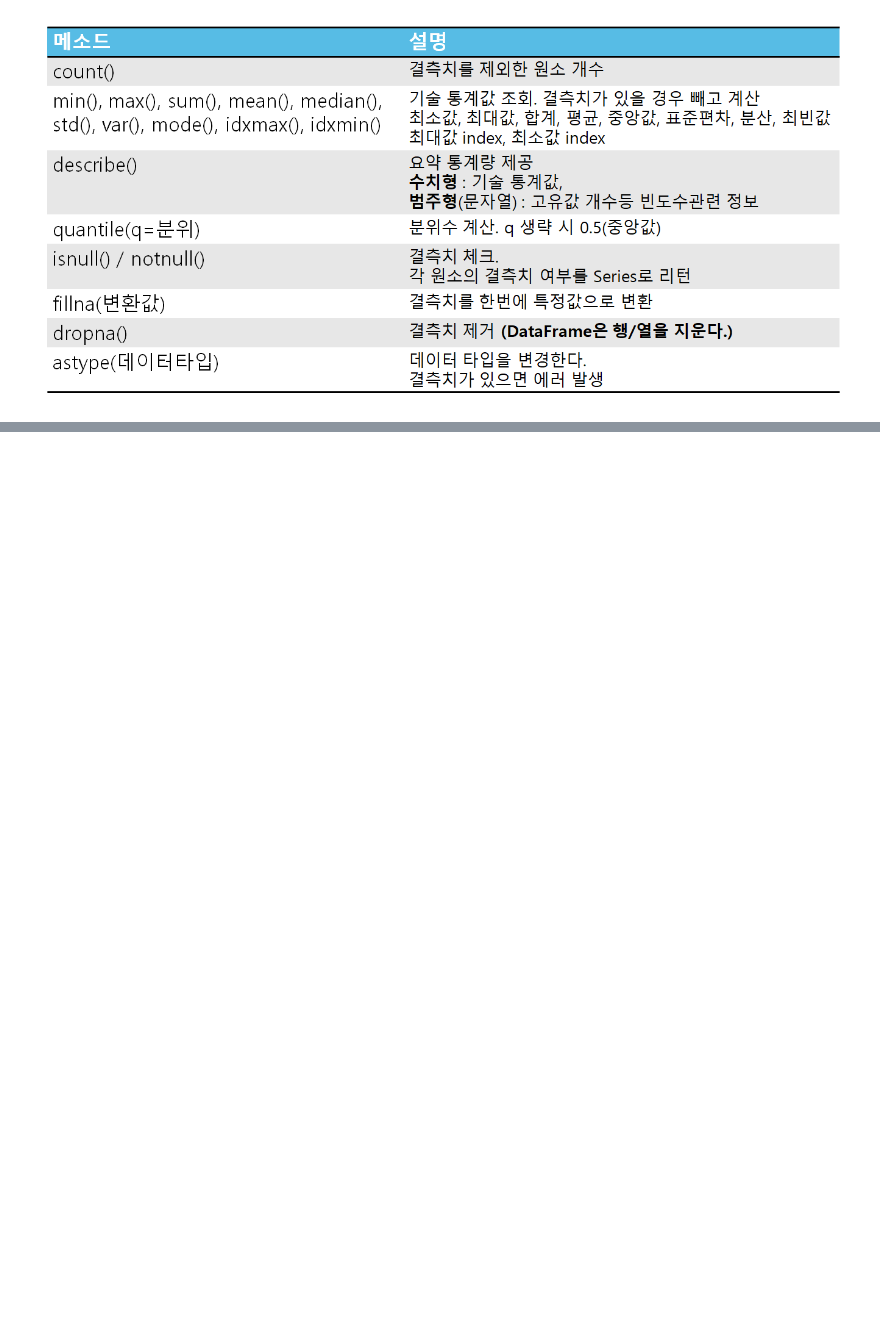
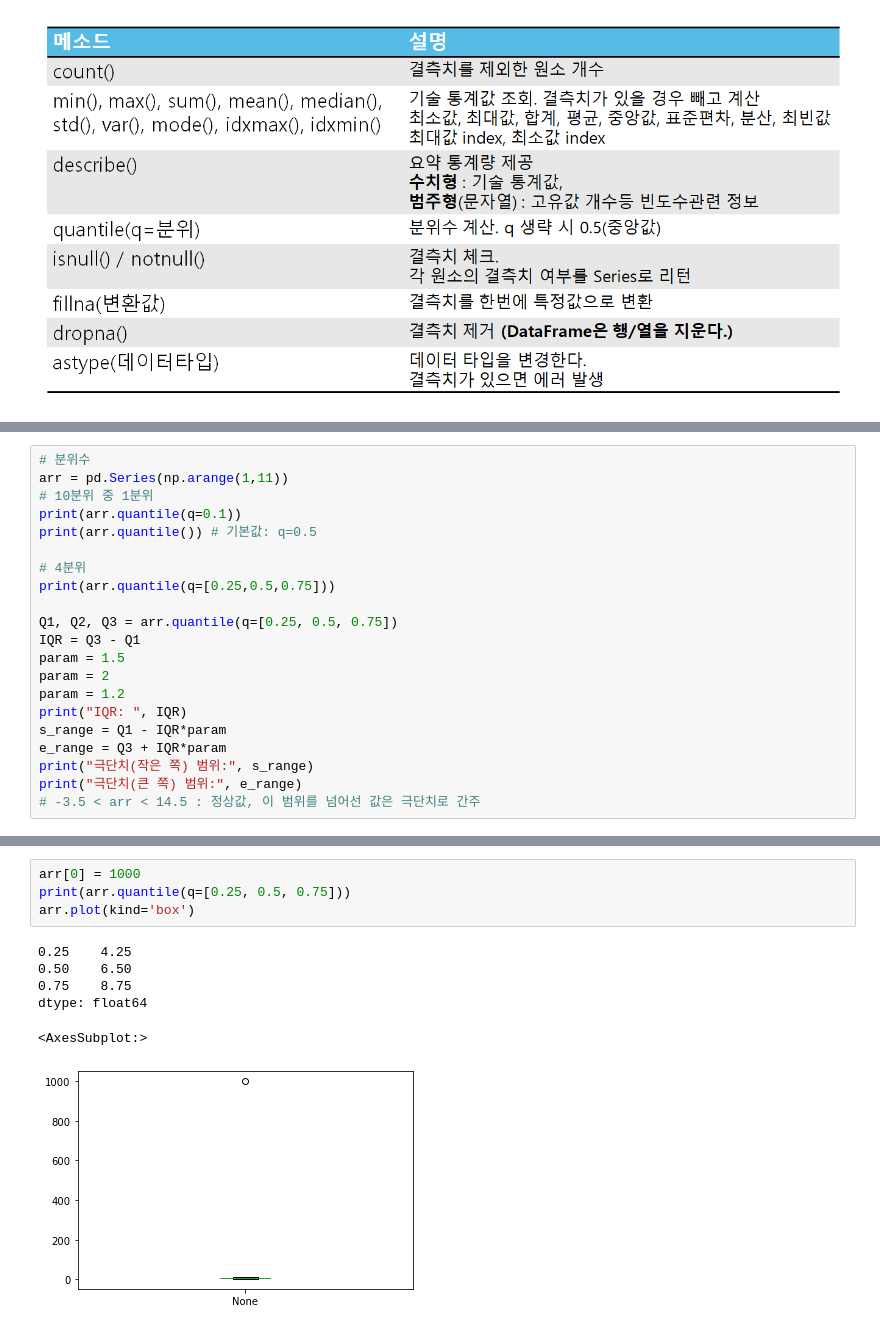
Before and after one commit to Slangoij/TIL_TodayILearned, a Jupyter notebook: 05. Pandas/01_Pandas_Series.ipynb, the cells around one changed output, grey strips where cells are left out. Saved outputs shown, nothing was run; the diff lists cells and outputs as text; blank space fills up the shorter version.

```diff
--- a/05. Pandas_Series/01_Pandas_Series.ipynb
+++ b/05. Pandas/01_Pandas_Series.ipynb
@@ -353,0 +477,21 @@ $$평균 = \cfrac{1}{n}\sum_{i=1}^{n}{X_i}$$
+# %%
+# 분위수
+arr = pd.Series(np.arange(1,11))
+# 10분위 중 1분위
+print(arr.quantile(q=0.1))
+print(arr.quantile()) # 기본값: q=0.5
+
+# 4분위
+print(arr.quantile(q=[0.25,0.5,0.75]))
+
+Q1, Q2, Q3 = arr.quantile(q=[0.25, 0.5, 0.75])
+IQR = Q3 - Q1
+param = 1.5
+param = 2
+param = 1.2
+print("IQR: ", IQR)
+s_range = Q1 - IQR*param
+e_range = Q3 + IQR*param
+print("극단치(작은 쪽) 범위:", s_range)
+print("극단치(큰 쪽) 범위:", e_range)
+# -3.5 < arr < 14.5 : 정상값, 이 범위를 넘어선 값은 극단치로 간주
@@ -353,0 +512,11 @@ $$평균 = \cfrac{1}{n}\sum_{i=1}^{n}{X_i}$$
+# %%
+arr[0] = 1000
+print(arr.quantile(q=[0.25, 0.5, 0.75]))
+arr.plot(kind='box')
+# %% [output]
+0.25    4.25
+0.50    6.50
+0.75    8.75
+dtype: float64
+<AxesSubplot:>
+[figure, added]
```
Also changed, not shown: parts of 20 cells of this notebook, 22 other files.
